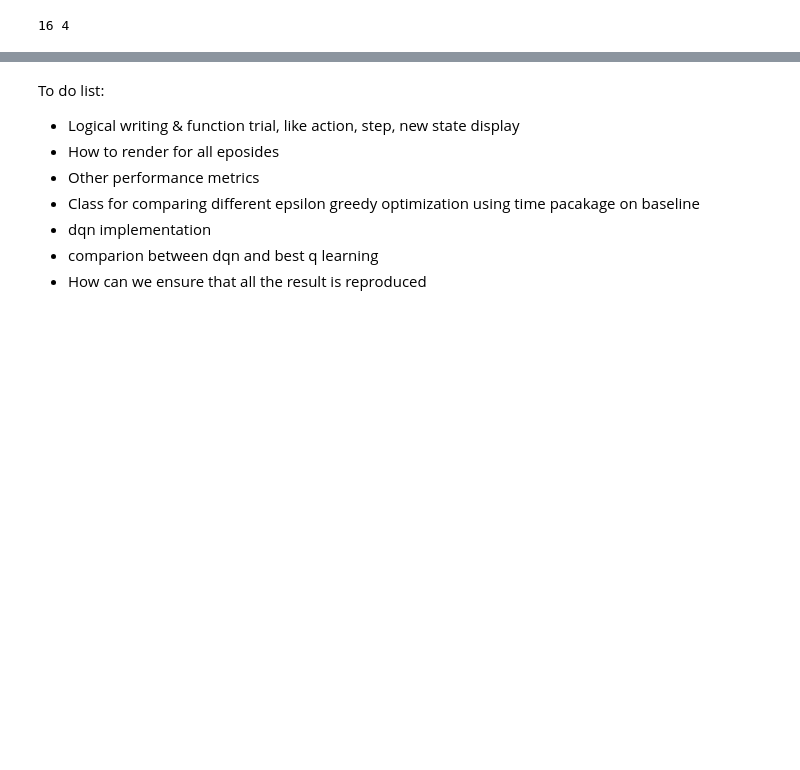
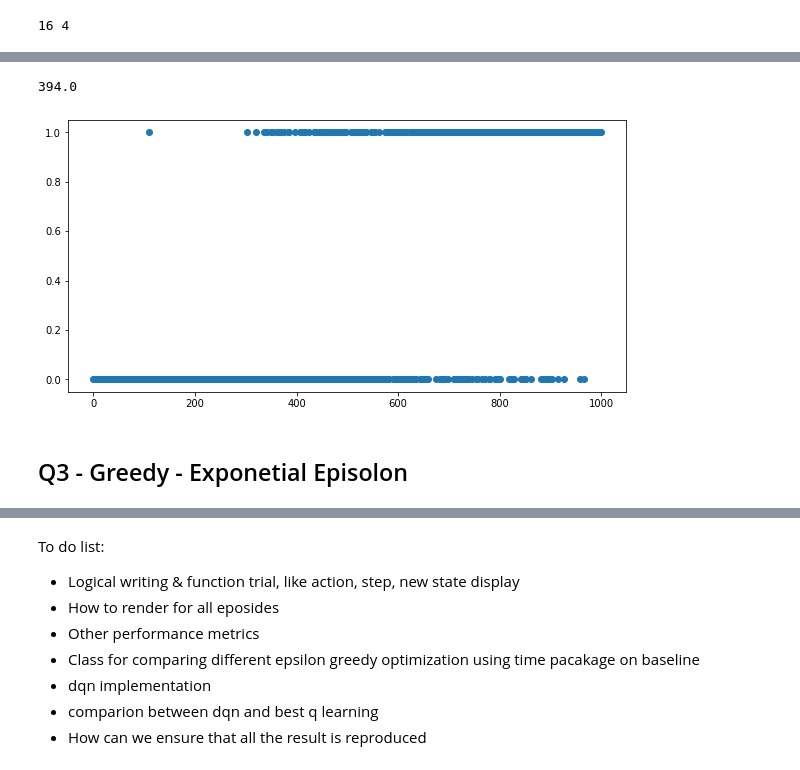
Before and after one commit to yanmingl/RL-Frozen-Leak, a Jupyter notebook: Frozen_Lake.ipynb, the cells around one changed output, grey strips where cells are left out. Drawn from its saved outputs; the diff is of its cells as text; code cells hidden in the pictures; blank space fills up the shorter version.

```diff
--- a/Frozen_Lake.ipynb
+++ b/Frozen_Lake.ipynb
@@ -115,0 +179,8 @@ print(result)
+# %%
+plt.scatter(range(n_eps),result_arr_2)
+print(np.sum(result_arr_2))
+# %% [output]
+394.0
+[figure, added]
+# %% [markdown]
+## Q3 - Greedy - Exponetial Episolon
```
Also changed, not shown: parts of 22 cells of this notebook.
